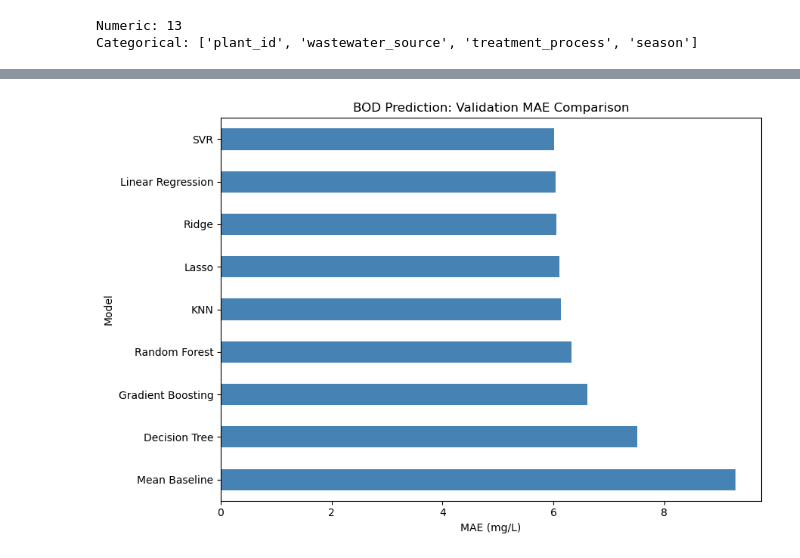
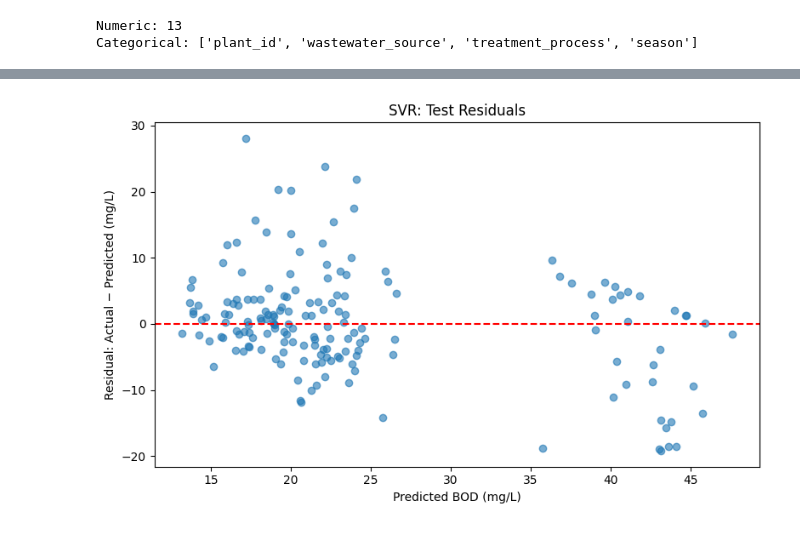
Before and after one commit to DeepikaSneha/wastewater_ML_pipelines, a Jupyter notebook: Main.ipynb, the cells around one changed output, grey strips where cells are left out. Saved outputs shown, nothing was run; the diff lists cells and outputs as text; code cells hidden in the pictures.

```diff
--- a/Main.ipynb
+++ b/Main.ipynb
@@ -876,0 +1408,21 @@ display(validation_ranking.round(3))
+# %%
+#Create a table of individual test predictions
+
+test_prediction_table = data.loc[
+    X_test.index,
+    ["record_id", "plant_id", "observation_date"]
+].copy()
+
+test_prediction_table["Actual_BOD"] = test_actual
+test_prediction_table["Predicted_BOD"] = test_predictions
+
+test_prediction_table["Residual"] = (
+    test_prediction_table["Actual_BOD"]
+    - test_prediction_table["Predicted_BOD"]
+)
+
+test_prediction_table["Absolute_Error"] = (
+    test_prediction_table["Residual"].abs()
+)
+
+display(test_prediction_table.head(10).round(3))
@@ -1148,18 +1464,21 @@ display(complete_validation_ranking.round(3))
-# %%
-ax = complete_validation_ranking.plot.barh(
-    x="Model",
-    y="MAE",
-    legend=False,
-    figsize=(9, 6),
-    color="steelblue"
-)
-
-ax.invert_yaxis()
-ax.set_title("BOD Prediction: Validation MAE Comparison")
-ax.set_xlabel("MAE (mg/L)")
-ax.set_ylabel("Model")
-
-plt.tight_layout()
-plt.show()
-# %% [output]
-[figure, removed]
+# %%
+#Plot test residuals
+
+
+plt.figure(figsize=(8, 5))
+
+plt.scatter(
+    test_prediction_table["Predicted_BOD"],
+    test_prediction_table["Residual"],
+    alpha=0.6
+)
+
+plt.axhline(0, color="red", linestyle="--")
+
+plt.xlabel("Predicted BOD (mg/L)")
+plt.ylabel("Residual: Actual − Predicted (mg/L)")
+plt.title("SVR: Test Residuals")
+plt.tight_layout()
+plt.show()
+# %% [output]
+[figure, added]
```
Also changed, not shown: parts of 96 cells of this notebook.
